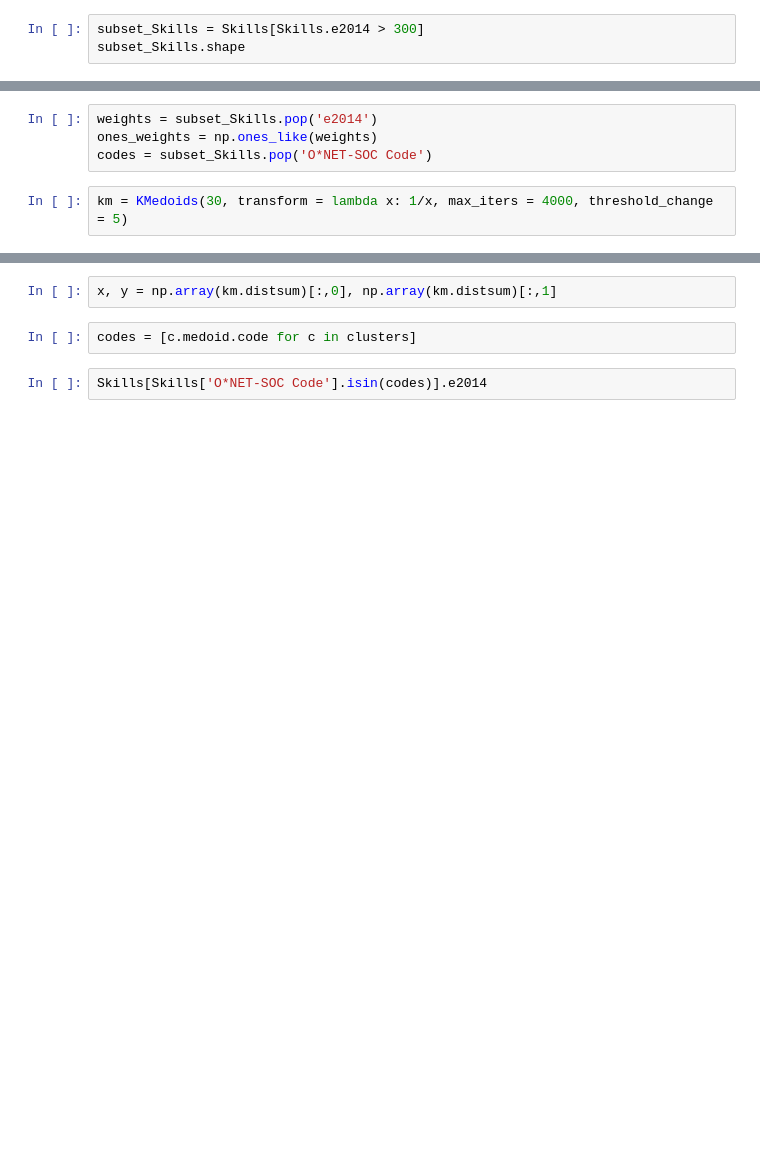
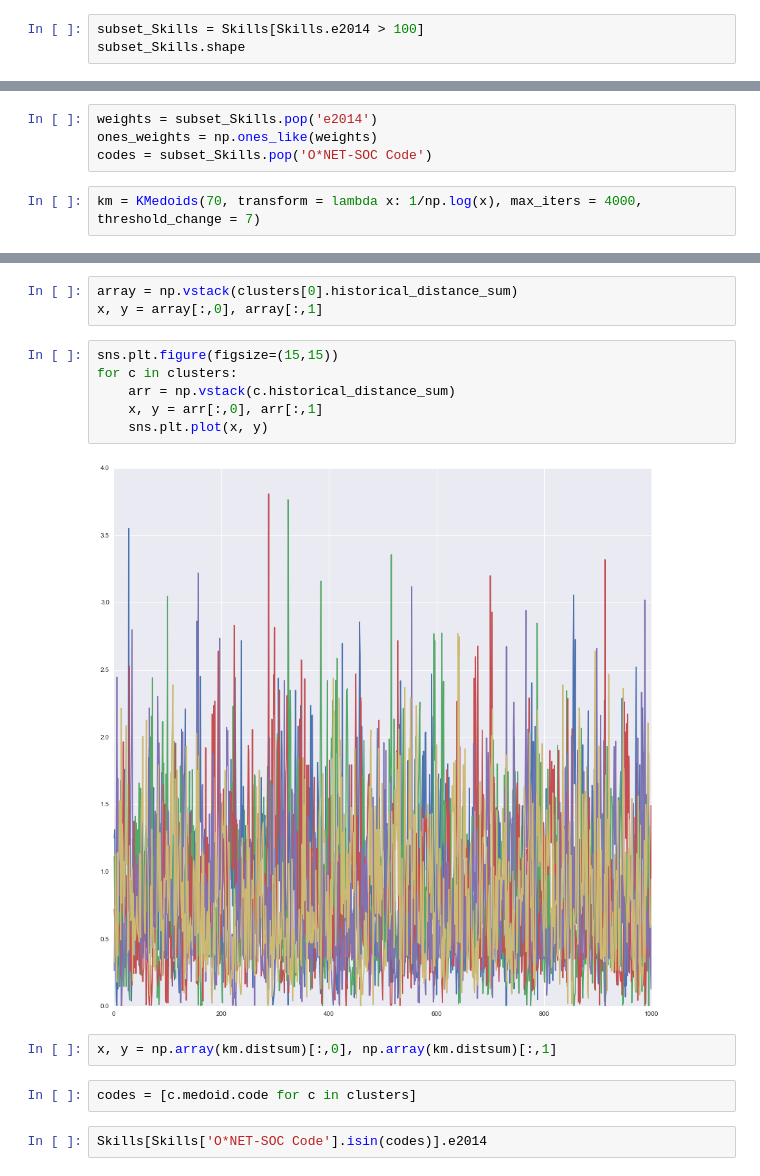
Before and after one commit to c0ns0le/future-employment, a Jupyter notebook: code/notebooks/Untitled Folder/April 1 - Clustering.ipynb, the cells around one changed output, grey strips where cells are left out. Drawn from its saved outputs; the diff is of its cells as text; blank space fills up the shorter version.

```diff
--- a/code/notebooks/Untitled Folder/April 1 - Clustering.ipynb
+++ b/code/notebooks/Untitled Folder/April 1 - Clustering.ipynb
@@ -319,6 +416,6 @@ Skills.e2014 = Skills.e2014.apply(lambda x: float(str(x).replace(',','')))
 # %% [output]
 500.0
 # %%
-subset_Skills = Skills[Skills.e2014 > 300]
+subset_Skills = Skills[Skills.e2014 > 100]
 subset_Skills.shape
 # %% [output]
@@ -328,7 +425,7 @@ weights = subset_Skills.pop('e2014')
 ones_weights = np.ones_like(weights)
 codes = subset_Skills.pop('O*NET-SOC Code')
 # %%
-km = KMedoids(30, transform = lambda x: 1/x, max_iters = 4000, threshold_change = 5)
+km = KMedoids(70, transform = lambda x: 1/np.log(x), max_iters = 4000, threshold_change = 7)
 # %%
 clusters = km.fit(np.array(subset_Skills), ones_weights, codes)
 # %% [output]
@@ -348,3 +449,14 @@ clusters = km.fit(np.array(subset_Skills), ones_weights, codes)
+# %%
+array = np.vstack(clusters[0].historical_distance_sum)
+x, y = array[:,0], array[:,1]
+# %%
+sns.plt.figure(figsize=(15,15))
+for c in clusters:
+    arr = np.vstack(c.historical_distance_sum)
+    x, y = arr[:,0], arr[:,1]
+    sns.plt.plot(x, y)
+# %% [output]
+[figure, added]
 # %%
 x, y = np.array(km.distsum)[:,0], np.array(km.distsum)[:,1]
 # %%
```
Also changed, not shown: parts of 23 cells of this notebook, 1 other file.
